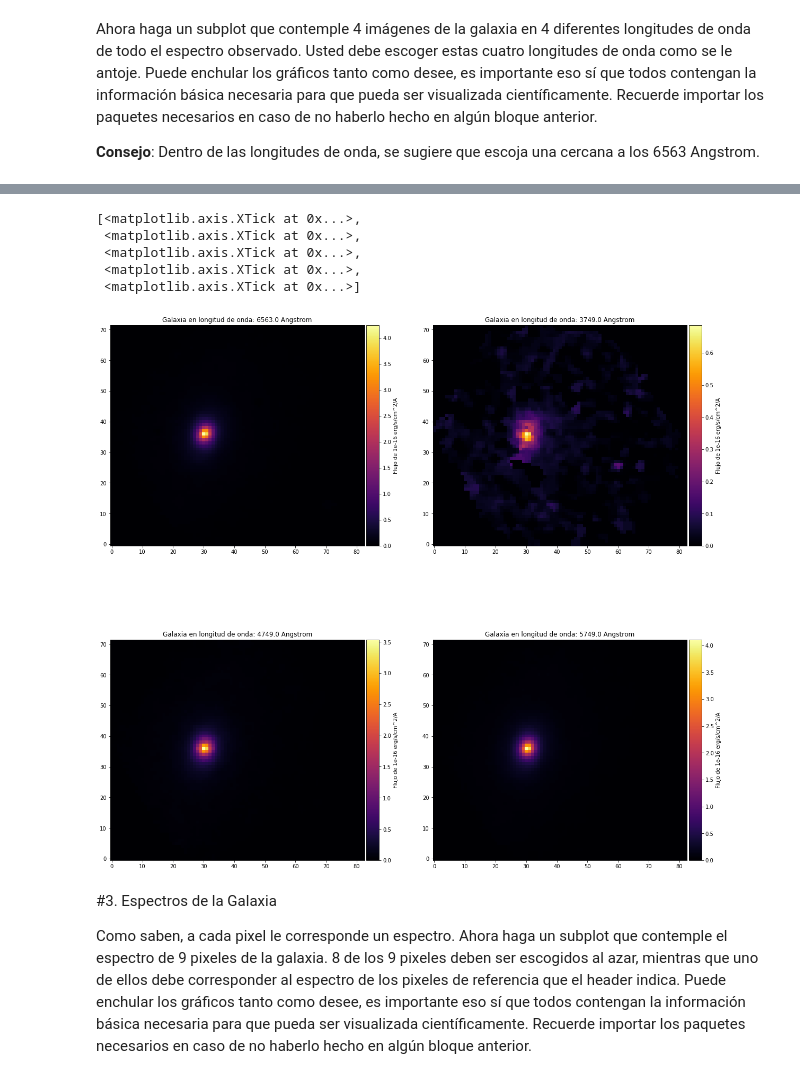
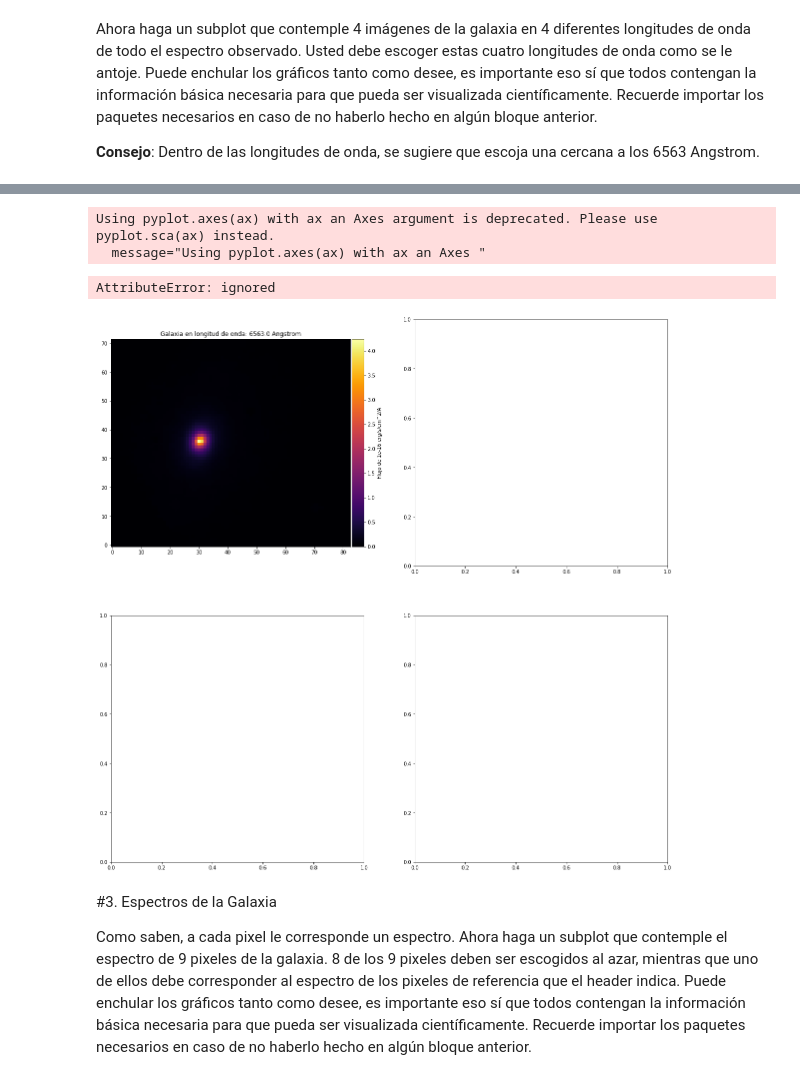
Before and after one commit to kosarrara/minitarea4, a Jupyter notebook: minitarea4.ipynb, the cells around one changed output, grey strips where cells are left out. Saved outputs shown, nothing was run; the diff lists cells and outputs as text; code cells hidden in the pictures.

Commit message:
Cambiado a Python 3 debido a error con cambio en la numeración, arreglada la parte 3, falta la parte 6

```diff
--- a/minitarea4.ipynb
+++ b/minitarea4.ipynb
@@ -68,10 +159,23 @@ Ahora haga un subplot que contemple 4 imágenes de la galaxia en 4 diferentes lo
 # %%
+from mpl_toolkits.axes_grid1 import make_axes_locatable
+
 data=hdu.data
 units=header["HIERARCH PIPE UNITS"]
 initialWaveLengh=header["CRVAL3"]*u.AA
 stepWaveLengh=header["CD3_3"]*u.AA
 finalWaveLengh=initialWaveLengh+stepWaveLengh*(header["NAXIS3"])
-
+###################################
+RA_inicio=header["CRVAL1"]
+RA_step=header["CD1_1"]
+RA_fin=RA_inicio+RA_step*(header["NAXIS1"])
+RA=RA_inicio+np.arange(0,header["NAXIS1"])*RA_step
+##################################
+DEC_inicio=header["CRVAL2"]
+DEC_step=header["CD2_2"]
+DEC_fin=DEC_inicio+DEC_step*(header["NAXIS2"])
+DEC=DEC_inicio+DEC_step*np.arange(0,header["NAXIS2"])
+#plt.yticks((0,20,40,60),(round(DEC[0],3),round(DEC[20],3),round(DEC[40],3),round(DEC[60],3)))
+#################################
 #Con el valor de k podemos movernos entre las distintas longitudes de onda captadas
 k=1407
 
@@ -79,17 +183,18 @@ WaveLengh=initialWaveLengh+np.arange(0,header["NAXIS3"])*stepWaveLengh
 
 WaveLenghActual=initialWaveLengh+stepWaveLengh*k
 
+
+########################################
 fig, bx=plt.subplots(figsize=(20,20),ncols=2,nrows=2)
-
 ##########################################
 imagen3=bx[0,0].imshow(data[k],cmap="inferno", origin="lower",vmin=0)
 divider3 = make_axes_locatable(bx[0,0])
 cax3 = divider3.append_axes('right', size='5%', pad=0.05)
 cb=plt.colorbar(imagen3,cax=cax3)
 cb.set_label("Flujo de "+units)
-bx[0,0].set_title("Galaxia en longitud de onda: "+str(WaveLenghActual) )
+bx[0,0].set_title("Galaxia en longitud de onda: "+str(WaveLenghActual))
 
-bx[0,0].set_xticks((0,20,60,40,80), (round(RA[0],3),round(RA[20],3),round(RA[40],3),round(RA[60],3),round(RA[80],3)))
+plt.axes(bx[0,0]).xticks((0,20,60,40,80), (round(RA[0],3),round(RA[20],3),round(RA[40],3),round(RA[60],3),round(RA[80],3)))
 
 ############################################
 imagen4=bx[0,1].imshow(data[0],cmap="inferno", origin="lower",vmin=0)
@@ -105,59 +210,51 @@ bx[0,1].set_title("Galaxia en longitud de onda: "+str(WaveLengh[0]))
 
 imagen5=bx[1,0].imshow(data[500],cmap="inferno", origin="lower",vmin=0)
 
 divider5 = make_axes_locatable(bx[1,0])
 cax5 = divider5.append_axes('right', size='5%', pad=0.05)
 cb=plt.colorbar(imagen5,cax=cax5)
 
 cb.set_label("Flujo de "+units)
 
 bx[1,0].set_title("Galaxia en longitud de onda: "+str(WaveLengh[500]) )
 
+##################################################################
 
 imagen6=bx[1,1].imshow(data[k*0+1000],cmap="inferno", origin="lower",vmin=0)
-
 divider6 = make_axes_locatable(bx[1,1])
 cax6 = divider6.append_axes('right', size='5%', pad=0.05)
 cb=plt.colorbar(imagen6,cax=cax6)
 
 cb.set_label("Flujo de "+units)
 
-bx[1,1].set_title("Galaxia en longitud de onda: "+str(WaveLengh[1000]) )
-
+bx[0,0].set_title("Galaxia en longitud de onda: "+str(WaveLengh[1000]) )
 
 #COORDENADAS AND STUFF DE LOS EJES X E Y
 #COORDENADAS EJE X
-RA_inicio=header["CRVAL1"]
-RA_step=header["CD1_1"]
-RA_fin=RA_inicio+RA_step*(header["NAXIS1"])
-RA=RA_inicio+np.arange(0,header["NAXIS1"])*RA_step
 
-
-
-bx[0,0].set_xticks((0,20,60,40,80),(round(RA[0],3),round(RA[20],3),round(RA[40],3),round(RA[60],3),round(RA[80],3)))
+plt.axes(bx[0,0]).set_xticks((0,20,60,40,80),(round(RA[0],3),round(RA[20],3),round(RA[40],3),round(RA[60],3),round(RA[80],3)))
 bx[0,1].set_xticks((0,20,60,40,80), (round(RA[0],3),round(RA[20],3),round(RA[40],3),round(RA[60],3),round(RA[80],3)))
 bx[1,0].set_xticks((0,20,60,40,80), (round(RA[0],3),round(RA[20],3),round(RA[40],3),round(RA[60],3),round(RA[80],3)))
 bx[1,1].set_xticks((0,20,60,40,80), (round(RA[0],3),round(RA[20],3),round(RA[40],3),round(RA[60],3),round(RA[80],3)))
 
-#bx[0,0].set_xlabel("RA [deg]")
-#bx[0,1].set_xlabel("RA [deg]")
-#bx[1,0].set_xlabel("RA [deg]")
-#bx[1,1].set_xlabel("RA [deg]")
+bx[0,0].set_xlabel("RA [deg]")
+bx[0,1].set_xlabel("RA [deg]")
+bx[1,0].set_xlabel("RA [deg]")
+bx[1,1].set_xlabel("RA [deg]")
+
+
+bx[0,0].set_ylabel("RA [deg]")
+bx[0,1].set_ylabel("RA [deg]")
+bx[1,0].set_ylabel("RA [deg]")
+bx[1,1].set_ylabel("RA [deg]")
+
 
 #COORDENADAS EJE Y
-#DEC_inicio=header["CRVAL2"]
-#DEC_step=header["CD2_2"]
-#DEC_fin=DEC_inicio+DEC_step*(header["NAXIS2"])
-#DEC=DEC_inicio+DEC_step*np.arange(0,header["NAXIS2"])
-#plt.yticks((0,20,40,60),(round(DEC[0],3),round(DEC[20],3),round(DEC[40],3),round(DEC[60],3)))
-#plt.ylabel("DEC [deg]")
 # %% [output]
-[<matplotlib.axis.XTick at 0x...>,
- <matplotlib.axis.XTick at 0x...>,
- <matplotlib.axis.XTick at 0x...>,
- <matplotlib.axis.XTick at 0x...>,
- <matplotlib.axis.XTick at 0x...>]
+Using pyplot.axes(ax) with ax an Axes argument is deprecated. Please use pyplot.sca(ax) instead.
+  message="Using pyplot.axes(ax) with ax an Axes "
+AttributeError: ignored
-[figure, old version]
+[figure, new version]
 # %% [markdown]
 #3. Espectros de la Galaxia
 
```
Also changed, not shown: parts of 6 cells of this notebook.
